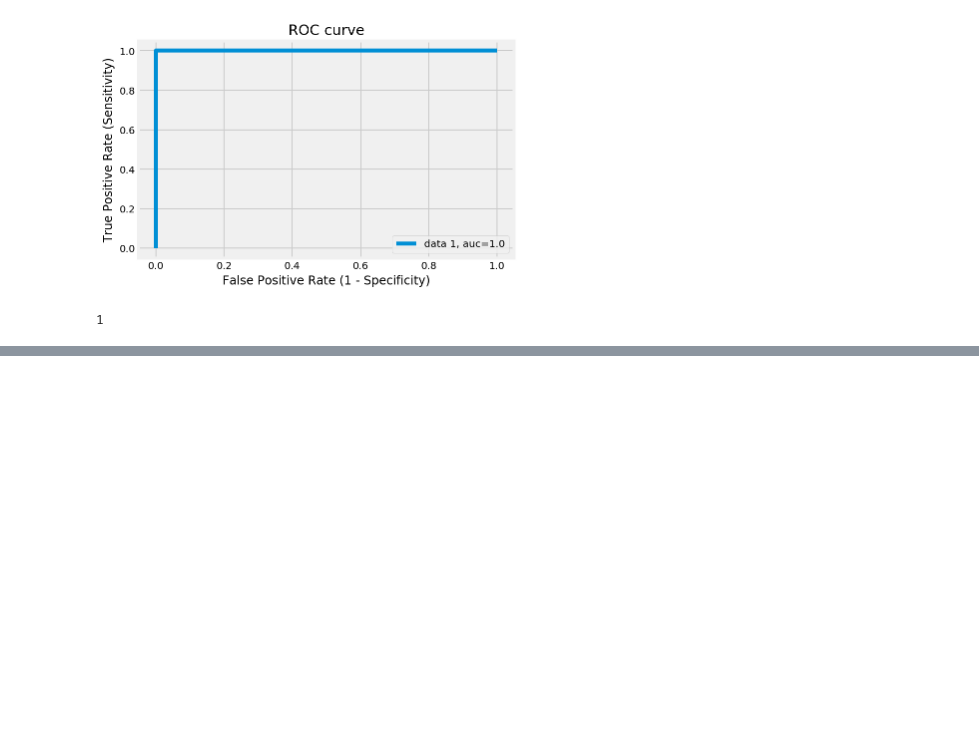
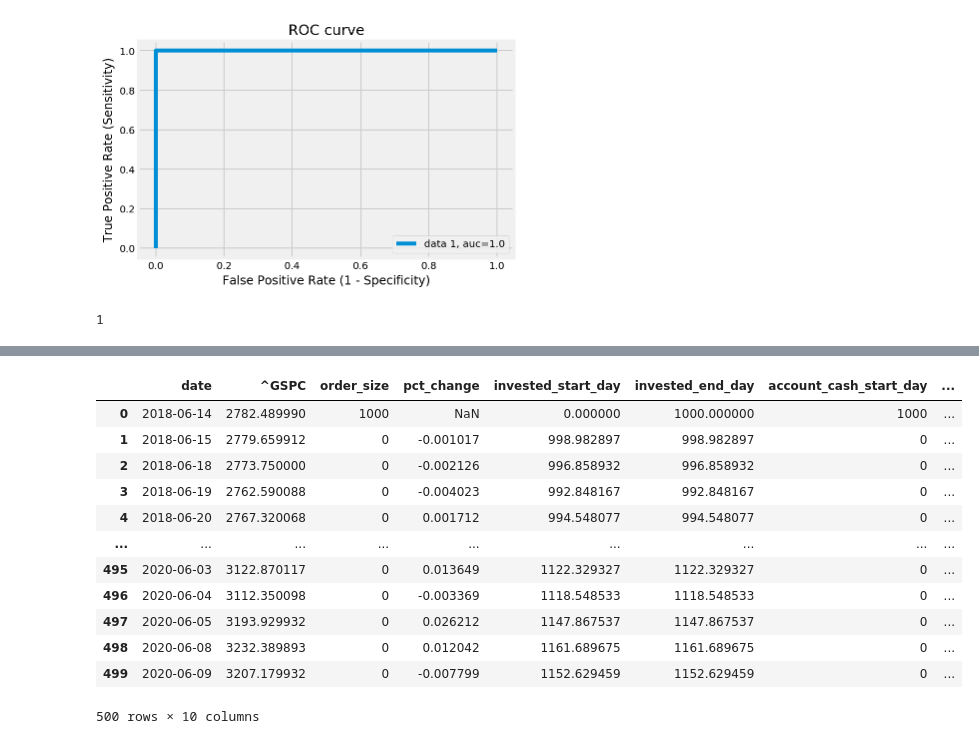
Before and after one commit to al3xandr3/Data-Science-ipynb, a Jupyter notebook: t is for table version2.ipynb, the cells around one changed output, grey strips where cells are left out. Drawn from its saved outputs; the diff is of its cells as text; code cells hidden in the pictures; blank space fills up the shorter version.

```diff
--- a/t is for table version2.ipynb
+++ b/t is for table version2.ipynb
@@ -269,0 +286,11 @@ t.classification_score(actuals, predicted)
+# %%
+# Lets use the S&P500 index as the stick we invest in
+sp500 = t.get_quotes_close(['^GSPC'], date_from = '2018-06-14')
+sp500 = sp500.reset_index()
+
+# Lets have a quick look at the index value over this period
+import plotly.express as px
+import plotly.io as pio
+
+fig = px.line(sp500, x="date", y="^GSPC", title='S&P 500')
+fig.show()
@@ -269,0 +300,27 @@ t.classification_score(actuals, predicted)
+# %%
+# Lets say we have 1000 to invest
+capital = 1000
+
+
+# What happens if we invest everything on the 1st day ?
+
+bulk1 = pd.DataFrame()
+bulk1["date"] = sp500["date"]
+bulk1["order_size"] = 0
+bulk1.loc[t.where(bulk1, "date", datetime.strptime('2018-06-14', '%Y-%m-%d'), op.eq).index[0], "order_size"] = 1000
+out1 = t.backtest_strategy(sp500, bulk1, capital)
+out1["transactions"]
+# %% [output]
+|  | date | ^GSPC | order_size | pct_change | invested_start_day | invested_end_day | account_cash_start_day | ... |
+| 0 | 2018-06-14 | 2782.489990 | 1000 | NaN | 0.000000 | 1000.000000 | 1000 | ... |
+| 1 | 2018-06-15 | 2779.659912 | 0 | -0.001017 | 998.982897 | 998.982897 | 0 | ... |
+| 2 | 2018-06-18 | 2773.750000 | 0 | -0.002126 | 996.858932 | 996.858932 | 0 | ... |
+| 3 | 2018-06-19 | 2762.590088 | 0 | -0.004023 | 992.848167 | 992.848167 | 0 | ... |
+| 4 | 2018-06-20 | 2767.320068 | 0 | 0.001712 | 994.548077 | 994.548077 | 0 | ... |
+| ... | ... | ... | ... | ... | ... | ... | ... | ... |
+| 495 | 2020-06-03 | 3122.870117 | 0 | 0.013649 | 1122.329327 | 1122.329327 | 0 | ... |
+| 496 | 2020-06-04 | 3112.350098 | 0 | -0.003369 | 1118.548533 | 1118.548533 | 0 | ... |
+| 497 | 2020-06-05 | 3193.929932 | 0 | 0.026212 | 1147.867537 | 1147.867537 | 0 | ... |
+| 498 | 2020-06-08 | 3232.389893 | 0 | 0.012042 | 1161.689675 | 1161.689675 | 0 | ... |
+| 499 | 2020-06-09 | 3207.179932 | 0 | -0.007799 | 1152.629459 | 1152.629459 | 0 | ... |
+500 rows × 10 columns
```
Also changed, not shown: parts of 12 cells of this notebook, 1 other file.
